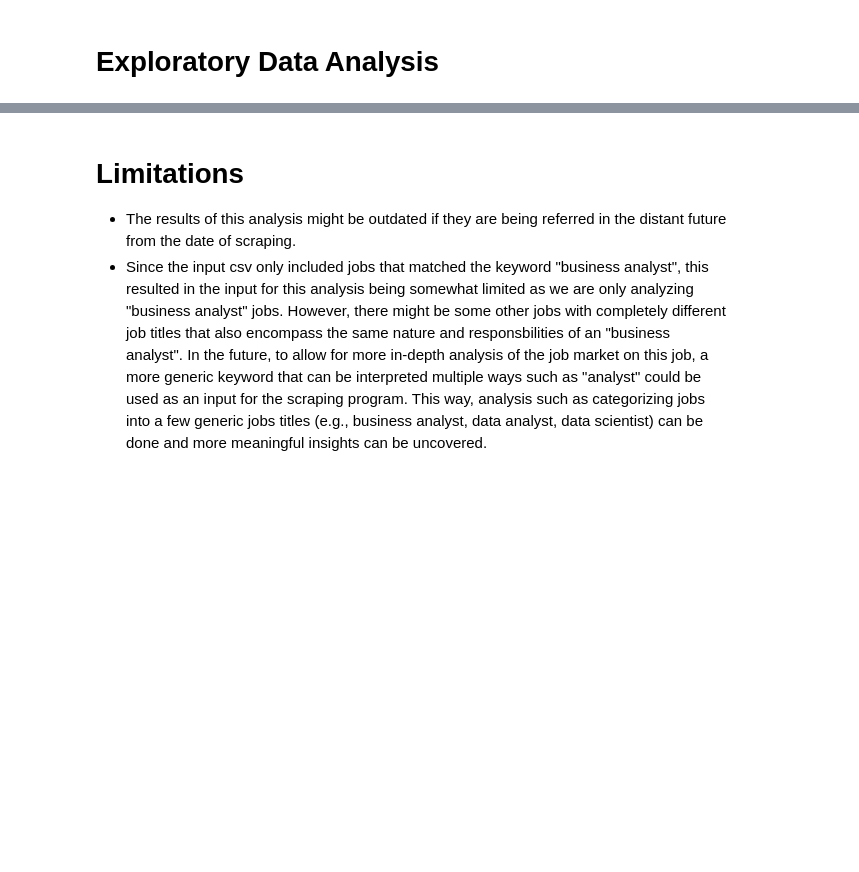
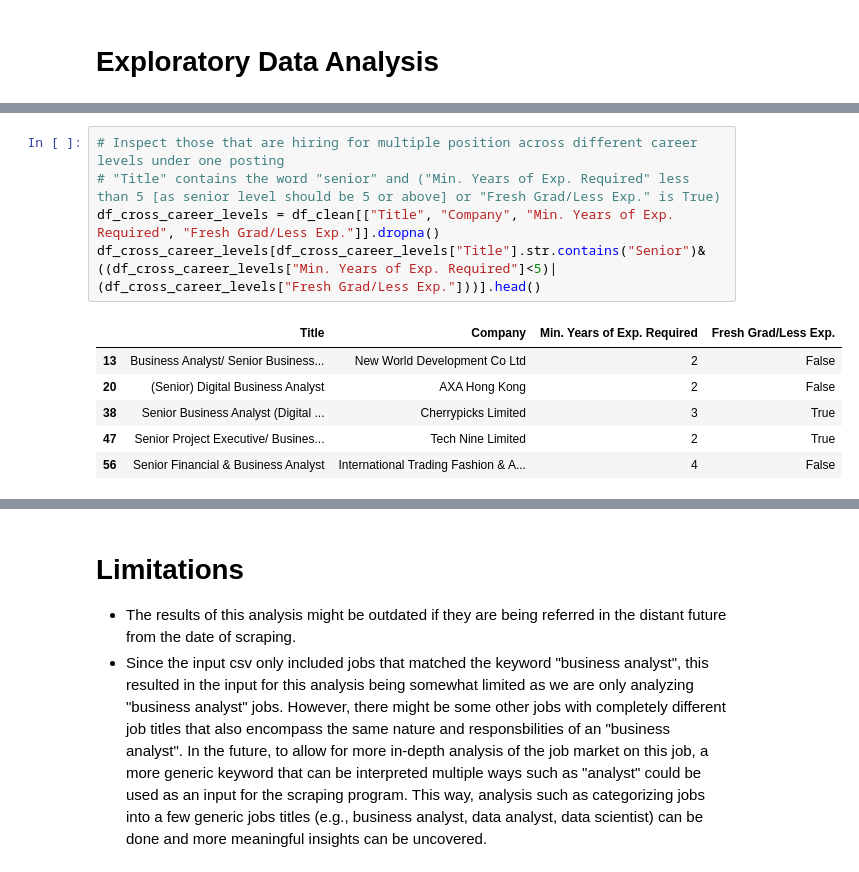
Before and after one commit to heiinhei911/job-insights, a Jupyter notebook: analysis.ipynb, the cells around one changed output, grey strips where cells are left out. Drawn from its saved outputs; the diff is of its cells as text; blank space fills up the shorter version.

```diff
--- a/analysis.ipynb
+++ b/analysis.ipynb
@@ -352,0 +656,12 @@ sns.boxplot(x=df_yoe_min_salary_nan_removed["Min. Years of Exp. Required"], y=df
+# %%
+# Inspect those that are hiring for multiple position across different career levels under one posting
+# "Title" contains the word "senior" and ("Min. Years of Exp. Required" less than 5 [as senior level should be 5 or above] or "Fresh Grad/Less Exp." is True)
+df_cross_career_levels = df_clean[["Title", "Company", "Min. Years of Exp. Required", "Fresh Grad/Less Exp."]].dropna()
+df_cross_career_levels[df_cross_career_levels["Title"].str.contains("Senior")&((df_cross_career_levels["Min. Years of Exp. Required"]<5)|(df_cross_career_levels["Fresh Grad/Less Exp."]))].head()
+# %% [output]
+|  | Title | Company | Min. Years of Exp. Required | Fresh Grad/Less Exp. |
+| 13 | Business Analyst/ Senior Business... | New World Development Co Ltd | 2 | False |
+| 20 | (Senior) Digital Business Analyst | AXA Hong Kong | 2 | False |
+| 38 | Senior Business Analyst (Digital ... | Cherrypicks Limited | 3 | True |
+| 47 | Senior Project Executive/ Busines... | Tech Nine Limited | 2 | True |
+| 56 | Senior Financial & Business Analyst | International Trading Fashion & A... | 4 | False |
```
Also changed, not shown: parts of 69 cells of this notebook.
